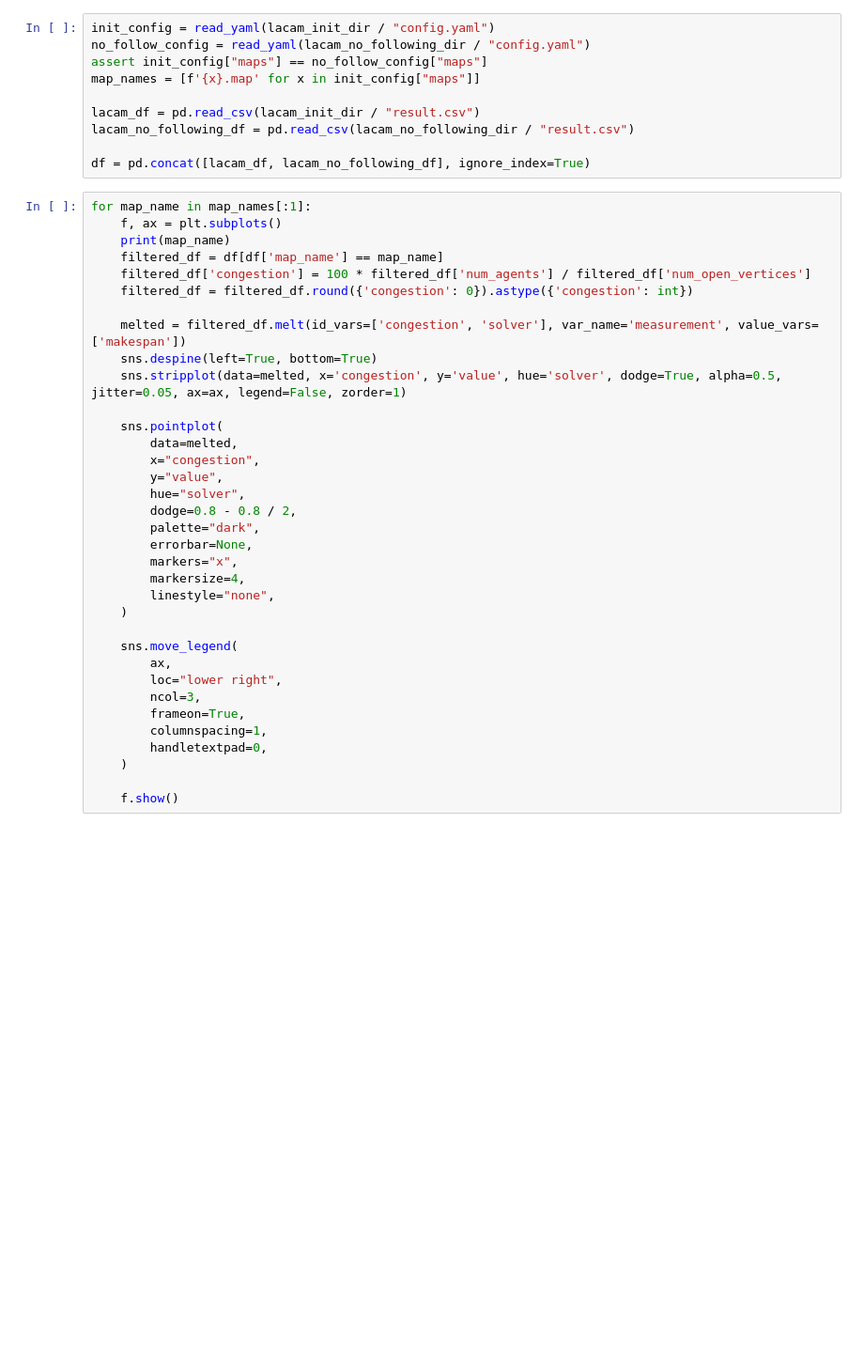
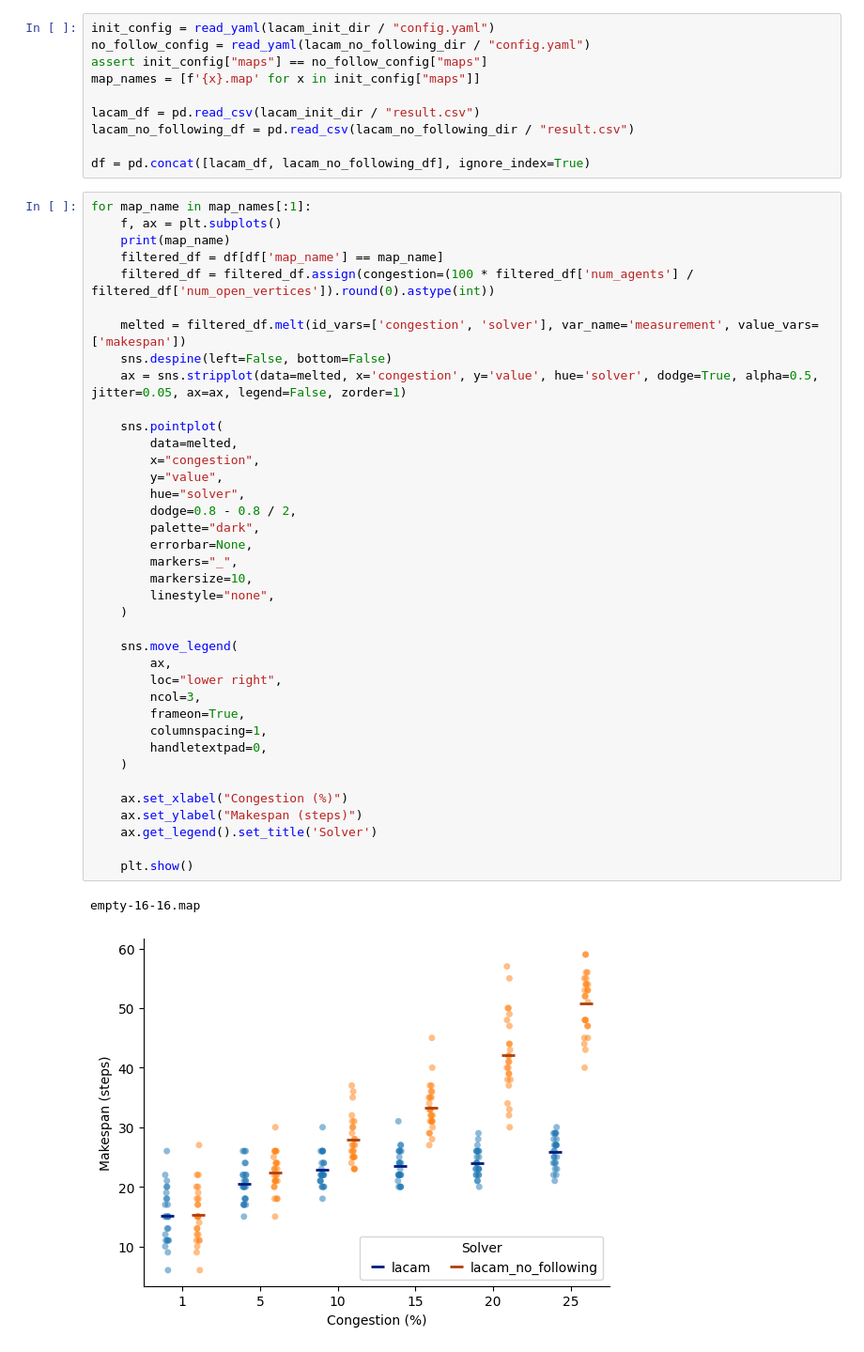
Before and after one commit to JustinShetty/lacam3, a Jupyter notebook: scripts/plot.ipynb, the cells around one changed output. Shown at 94% size. Drawn from its saved outputs; the diff is of its cells as text; blank space fills up the shorter version.

```diff
--- a/scripts/plot.ipynb
+++ b/scripts/plot.ipynb
@@ -32,35 +29,41 @@ df = pd.concat([lacam_df, lacam_no_following_df], ignore_index=True)
 # %%
 for map_name in map_names[:1]:
     f, ax = plt.subplots()
     print(map_name)
     filtered_df = df[df['map_name'] == map_name]
-    filtered_df['congestion'] = 100 * filtered_df['num_agents'] / filtered_df['num_open_vertices']
-    filtered_df = filtered_df.round({'congestion': 0}).astype({'congestion': int})
+    filtered_df = filtered_df.assign(congestion=(100 * filtered_df['num_agents'] / filtered_df['num_open_vertices']).round(0).astype(int))
 
     melted = filtered_df.melt(id_vars=['congestion', 'solver'], var_name='measurement', value_vars=['makespan'])
-    sns.despine(left=True, bottom=True)
-    sns.stripplot(data=melted, x='congestion', y='value', hue='solver', dodge=True, alpha=0.5, jitter=0.05, ax=ax, legend=False, zorder=1)
+    sns.despine(left=False, bottom=False)
+    ax = sns.stripplot(data=melted, x='congestion', y='value', hue='solver', dodge=True, alpha=0.5, jitter=0.05, ax=ax, legend=False, zorder=1)
 
     sns.pointplot(
         data=melted,
         x="congestion",
         y="value",
         hue="solver",
         dodge=0.8 - 0.8 / 2,
         palette="dark",
         errorbar=None,
-        markers="x",
-        markersize=4,
+        markers="_",
+        markersize=10,
         linestyle="none",
     )
 
     sns.move_legend(
         ax,
         loc="lower right",
         ncol=3,
         frameon=True,
         columnspacing=1,
         handletextpad=0,
     )
 
-    f.show()
+    ax.set_xlabel("Congestion (%)")
+    ax.set_ylabel("Makespan (steps)")
+    ax.get_legend().set_title('Solver')
+
+    plt.show()
+# %% [output]
+empty-16-16.map
+[figure, added]
```
Also changed, not shown: parts of 1 cell of this notebook.
